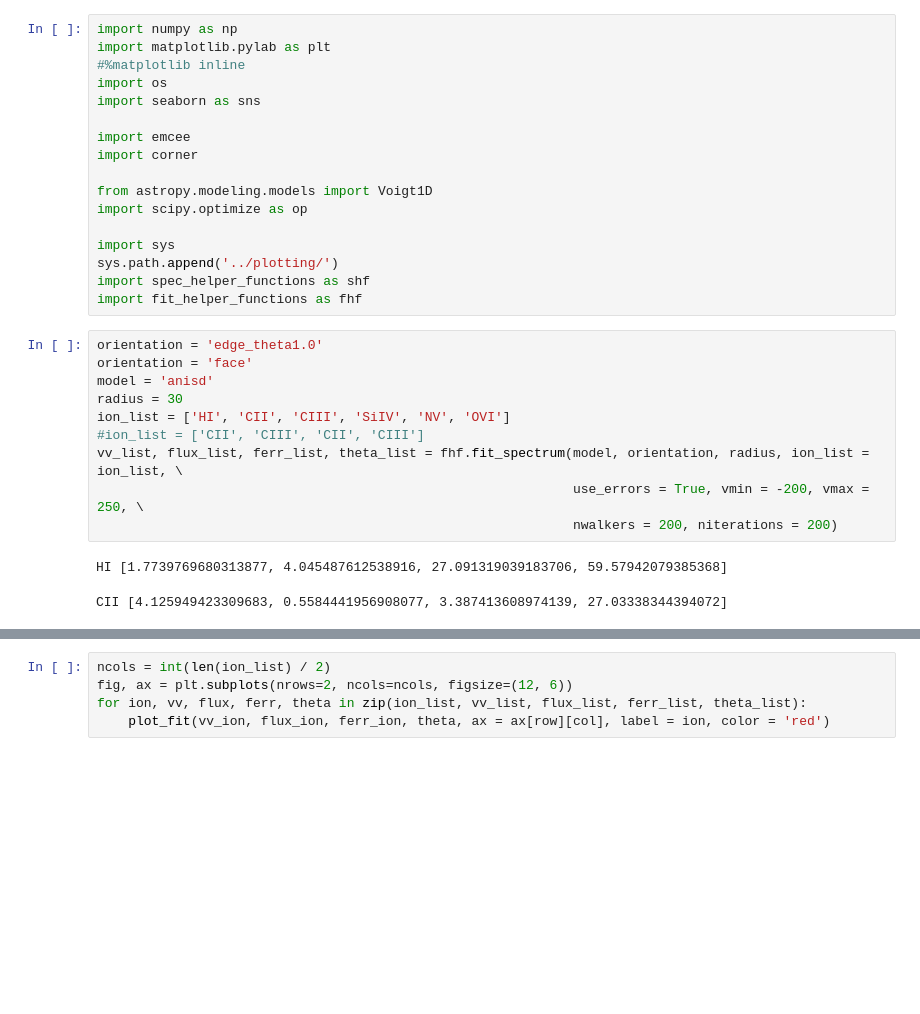
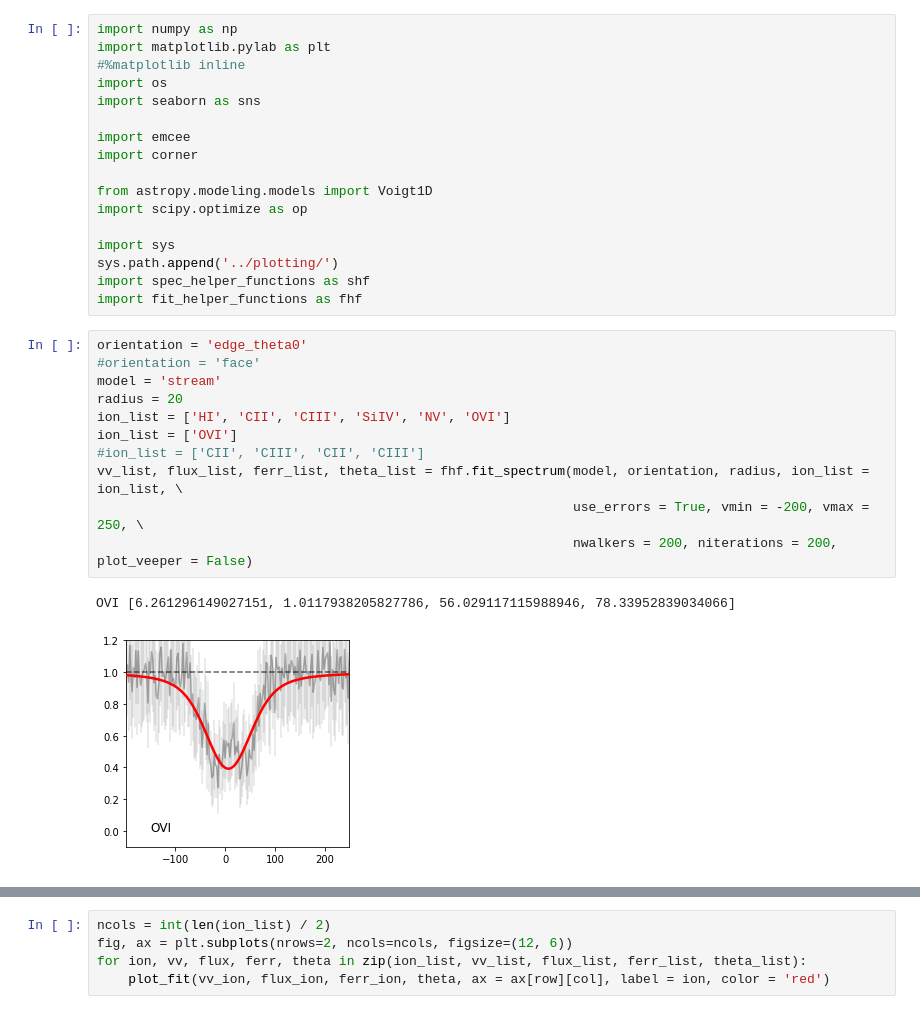
Before and after one commit to ibutsky/synthetic_spectra, a Jupyter notebook: scripts/mcmc_voigt/mcmc_fit_attempt.ipynb, the cells around one changed output, grey strips where cells are left out. Cells and saved outputs as stored; diff of their text form; blank space fills up the shorter version.

Commit message:
saving state before adding two-peak modeling

```diff
--- a/scripts/mcmc_voigt/mcmc_fit_attempt.ipynb
+++ b/scripts/mcmc_voigt/mcmc_fit_attempt.ipynb
@@ -16,16 +16,17 @@ sys.path.append('../plotting/')
 import spec_helper_functions as shf
 import fit_helper_functions as fhf
 # %%
-orientation = 'edge_theta1.0'
-orientation = 'face'
-model = 'anisd'
-radius = 30
+orientation = 'edge_theta0'
+#orientation = 'face'
+model = 'stream'
+radius = 20
 ion_list = ['HI', 'CII', 'CIII', 'SiIV', 'NV', 'OVI']
+ion_list = ['OVI']
 #ion_list = ['CII', 'CIII', 'CII', 'CIII']
 vv_list, flux_list, ferr_list, theta_list = fhf.fit_spectrum(model, orientation, radius, ion_list = ion_list, \
                                                              use_errors = True, vmin = -200, vmax = 250, \
-                                                             nwalkers = 200, niterations = 200)
+                                                             nwalkers = 200, niterations = 200, plot_veeper = False)
 # %% [output]
-HI [1.7739769680313877, 4.045487612538916, 27.091319039183706, 59.57942079385368]
+OVI [6.261296149027151, 1.0117938205827786, 56.029117115988946, 78.33952839034066]
-CII [4.125949423309683, 0.5584441956908077, 3.387413608974139, 27.03338344394072]
+[figure, added]
 # %%
```
Also changed, not shown: parts of 1 cell of this notebook, 1 other file.
